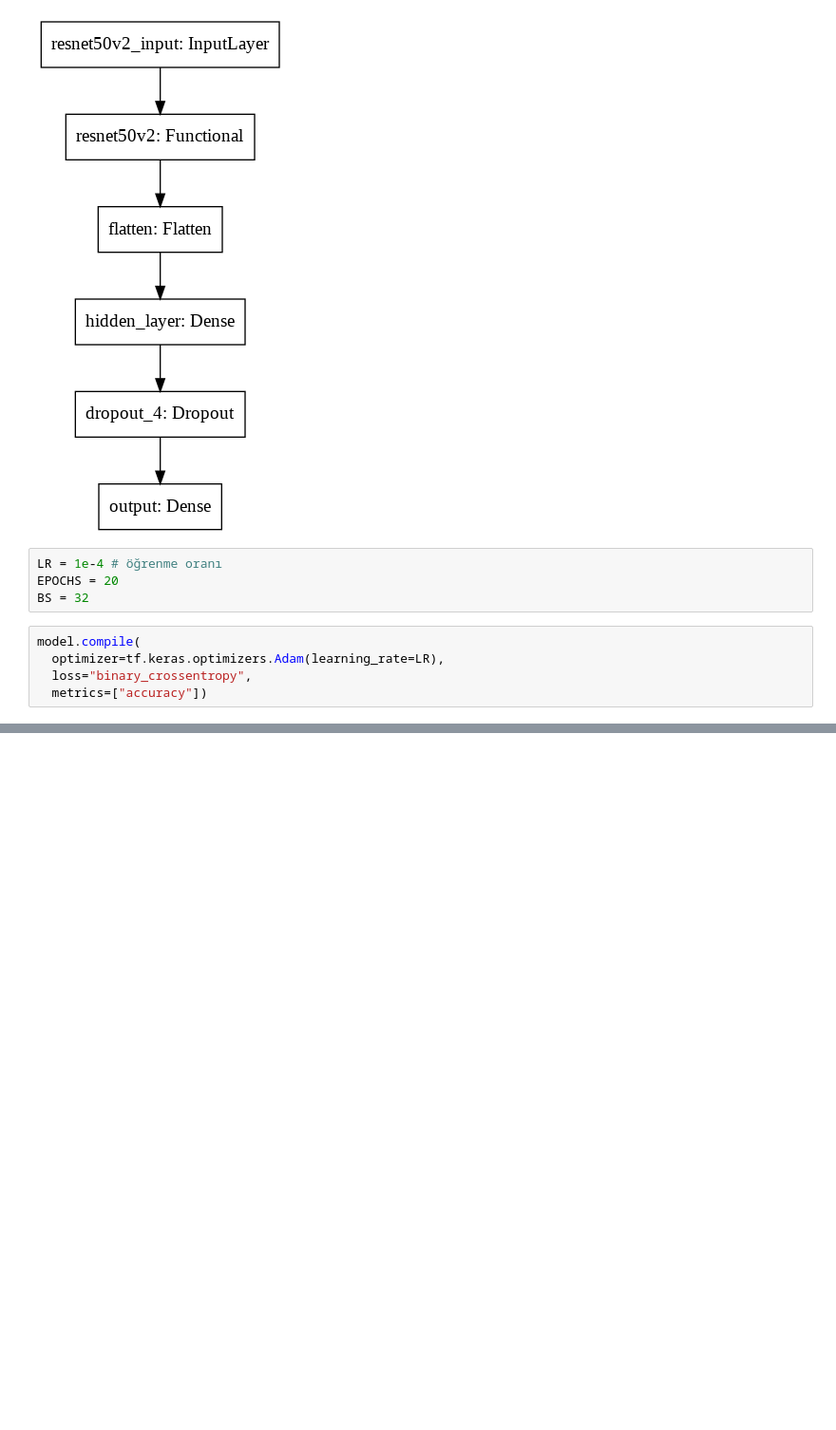
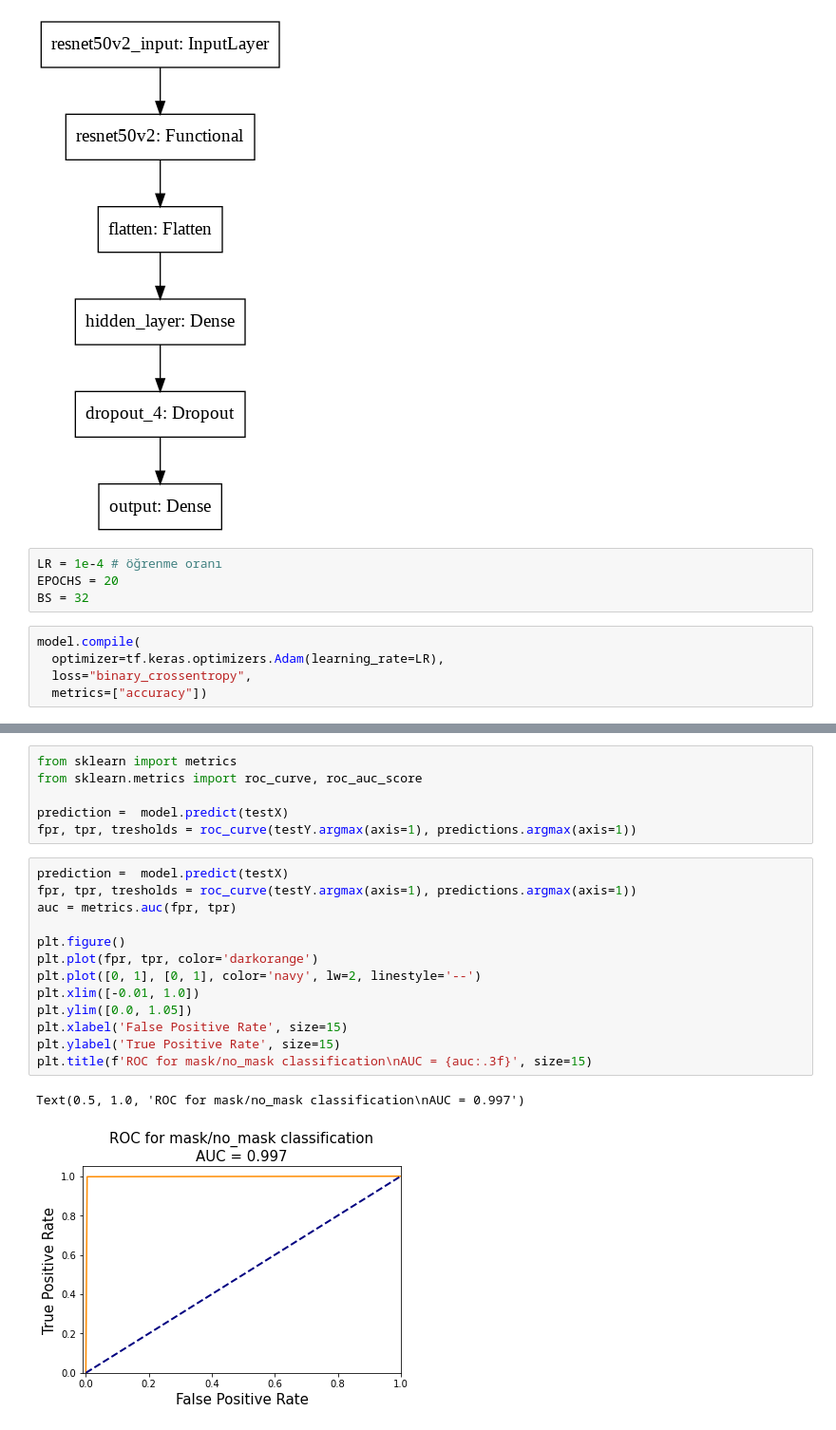
Before and after one commit to hilalvarlik/FaceMaskDetection, a Jupyter notebook: train.ipynb, the cells around one changed output, grey strips where cells are left out. Shown at 95% size. Cells and saved outputs as stored; diff of their text form; blank space fills up the shorter version.

```diff
--- a/train.ipynb
+++ b/train.ipynb
@@ -138,0 +193,22 @@ model.save_weights('/content/drive/MyDrive/deeplearningproject/ResNetModel.h5')
+# %%
+from sklearn import metrics
+from sklearn.metrics import roc_curve, roc_auc_score
+
+prediction =  model.predict(testX)
+fpr, tpr, tresholds = roc_curve(testY.argmax(axis=1), predictions.argmax(axis=1))
+# %%
+prediction =  model.predict(testX)
+fpr, tpr, tresholds = roc_curve(testY.argmax(axis=1), predictions.argmax(axis=1))
+auc = metrics.auc(fpr, tpr)
+
+plt.figure()
+plt.plot(fpr, tpr, color='darkorange')
+plt.plot([0, 1], [0, 1], color='navy', lw=2, linestyle='--')
+plt.xlim([-0.01, 1.0])
+plt.ylim([0.0, 1.05])
+plt.xlabel('False Positive Rate', size=15)
+plt.ylabel('True Positive Rate', size=15)
+plt.title(f'ROC for mask/no_mask classification\nAUC = {auc:.3f}', size=15)
+# %% [output]
+Text(0.5, 1.0, 'ROC for mask/no_mask classification\nAUC = 0.997')
+[figure, added]
```
Also changed, not shown: parts of 9 cells of this notebook.
